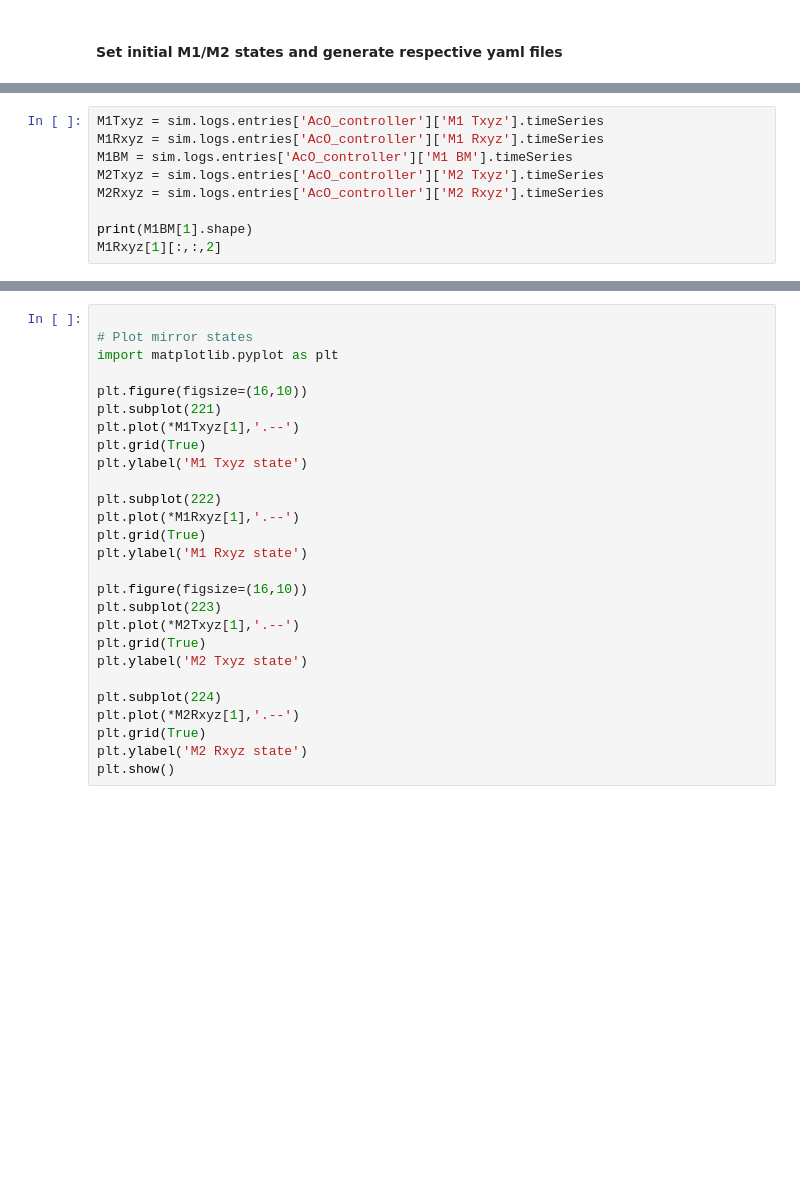
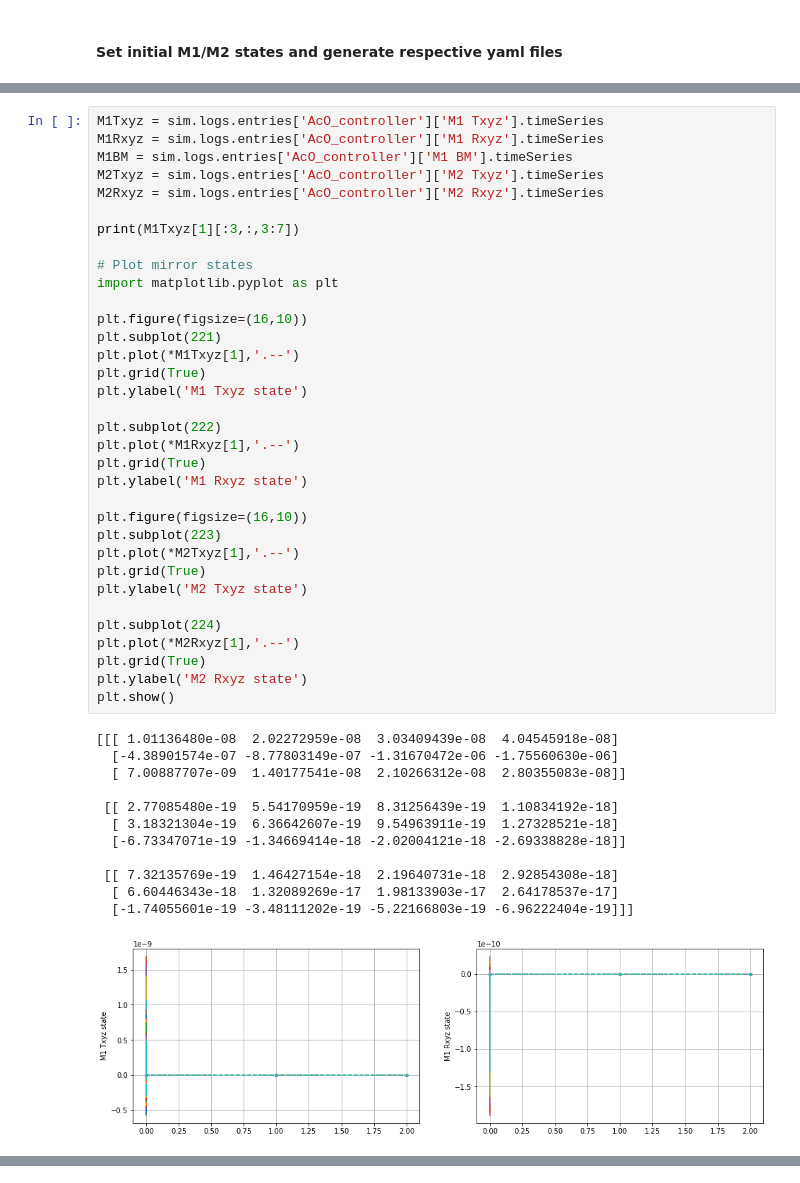
Before and after one commit to rconan/SIMCEO, a Jupyter notebook: shwfs_es.ipynb, the cells around one changed output, grey strips where cells are left out. Cells and saved outputs as stored; diff of their text form; blank space fills up the shorter version.

```diff
--- a/shwfs_es.ipynb
+++ b/shwfs_es.ipynb
@@ -324,9 +298,47 @@ Seg# 2 : [-2.14557396e-10  2.15908037e-12 -2.68641179e-12]
 # %%
 M1Txyz = sim.logs.entries['AcO_controller']['M1 Txyz'].timeSeries
 M1Rxyz = sim.logs.entries['AcO_controller']['M1 Rxyz'].timeSeries
 M1BM = sim.logs.entries['AcO_controller']['M1 BM'].timeSeries
 M2Txyz = sim.logs.entries['AcO_controller']['M2 Txyz'].timeSeries
 M2Rxyz = sim.logs.entries['AcO_controller']['M2 Rxyz'].timeSeries
 
-print(M1BM[1].shape)
-M1Rxyz[1][:,:,2]
+print(M1Txyz[1][:3,:,3:7])
+
+# Plot mirror states
+import matplotlib.pyplot as plt
+
+plt.figure(figsize=(16,10))
+plt.subplot(221)
+plt.plot(*M1Txyz[1],'.--')
+plt.grid(True)
+plt.ylabel('M1 Txyz state')
+
+plt.subplot(222)
+plt.plot(*M1Rxyz[1],'.--')
+plt.grid(True)
+plt.ylabel('M1 Rxyz state')
+
+plt.figure(figsize=(16,10))
+plt.subplot(223)
+plt.plot(*M2Txyz[1],'.--')
+plt.grid(True)
+plt.ylabel('M2 Txyz state')
+
+plt.subplot(224)
+plt.plot(*M2Rxyz[1],'.--')
+plt.grid(True)
+plt.ylabel('M2 Rxyz state')
+plt.show()
+# %% [output]
+[[[ 1.01136480e-08  2.02272959e-08  3.03409439e-08  4.04545918e-08]
+  [-4.38901574e-07 -8.77803149e-07 -1.31670472e-06 -1.75560630e-06]
+  [ 7.00887707e-09  1.40177541e-08  2.10266312e-08  2.80355083e-08]]
+
+ [[ 2.77085480e-19  5.54170959e-19  8.31256439e-19  1.10834192e-18]
+  [ 3.18321304e-19  6.36642607e-19  9.54963911e-19  1.27328521e-18]
+  [-6.73347071e-19 -1.34669414e-18 -2.02004121e-18 -2.69338828e-18]]
+
+ [[ 7.32135769e-19  1.46427154e-18  2.19640731e-18  2.92854308e-18]
+  [ 6.60446343e-18  1.32089269e-17  1.98133903e-17  2.64178537e-17]
+  [-1.74055601e-19 -3.48111202e-19 -5.22166803e-19 -6.96222404e-19]]]
+[figure, added]
@@ -333,27 +345,0 @@ M1Rxyz[1][:,:,2]
-# %%
-
-# Plot mirror states
-import matplotlib.pyplot as plt
-
-plt.figure(figsize=(16,10))
-plt.subplot(221)
-plt.plot(*M1Txyz[1],'.--')
-plt.grid(True)
-plt.ylabel('M1 Txyz state')
-
-plt.subplot(222)
-plt.plot(*M1Rxyz[1],'.--')
-plt.grid(True)
-plt.ylabel('M1 Rxyz state')
-
-plt.figure(figsize=(16,10))
-plt.subplot(223)
-plt.plot(*M2Txyz[1],'.--')
-plt.grid(True)
-plt.ylabel('M2 Txyz state')
-
-plt.subplot(224)
-plt.plot(*M2Rxyz[1],'.--')
-plt.grid(True)
-plt.ylabel('M2 Rxyz state')
-plt.show()
```
Also changed, not shown: parts of 14 cells of this notebook, 7 other files.
